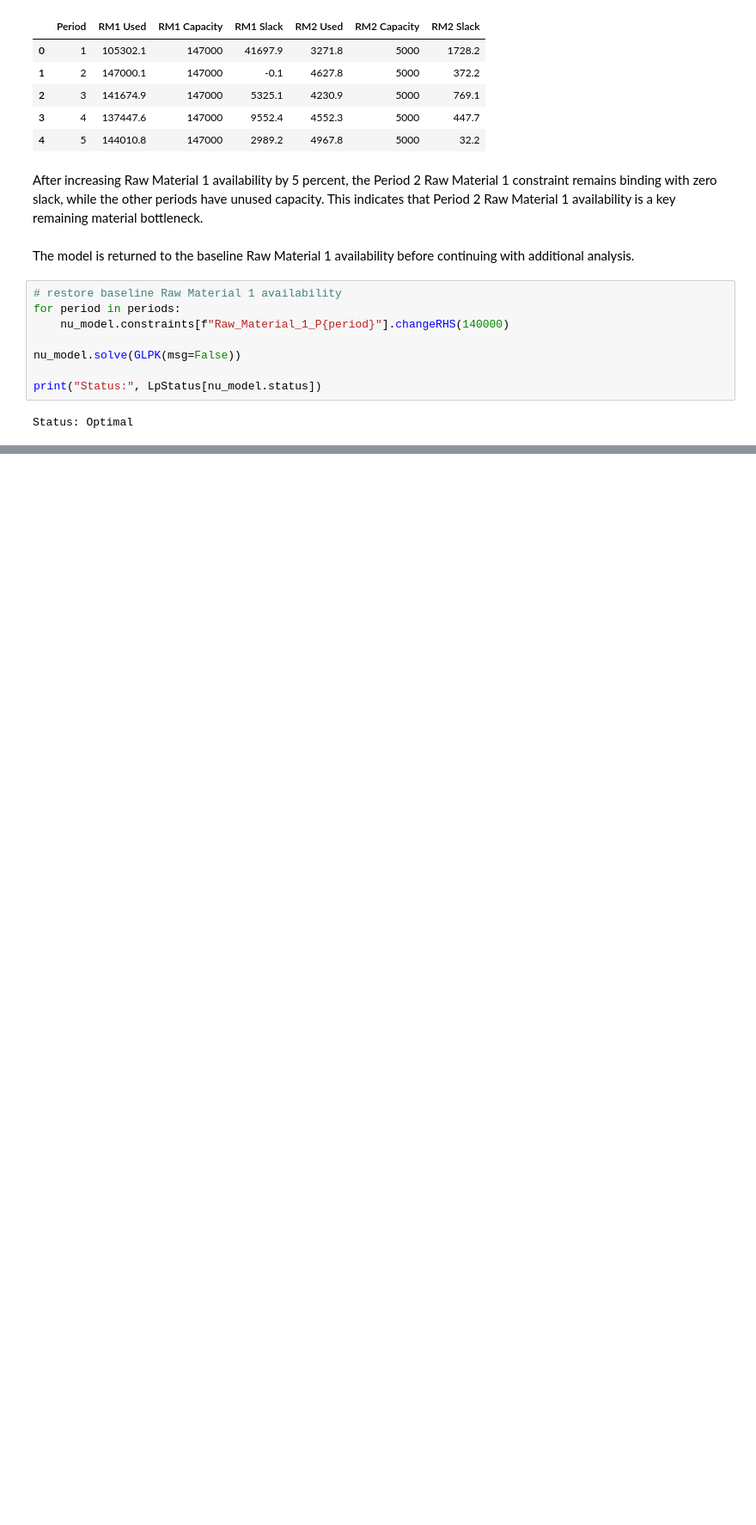
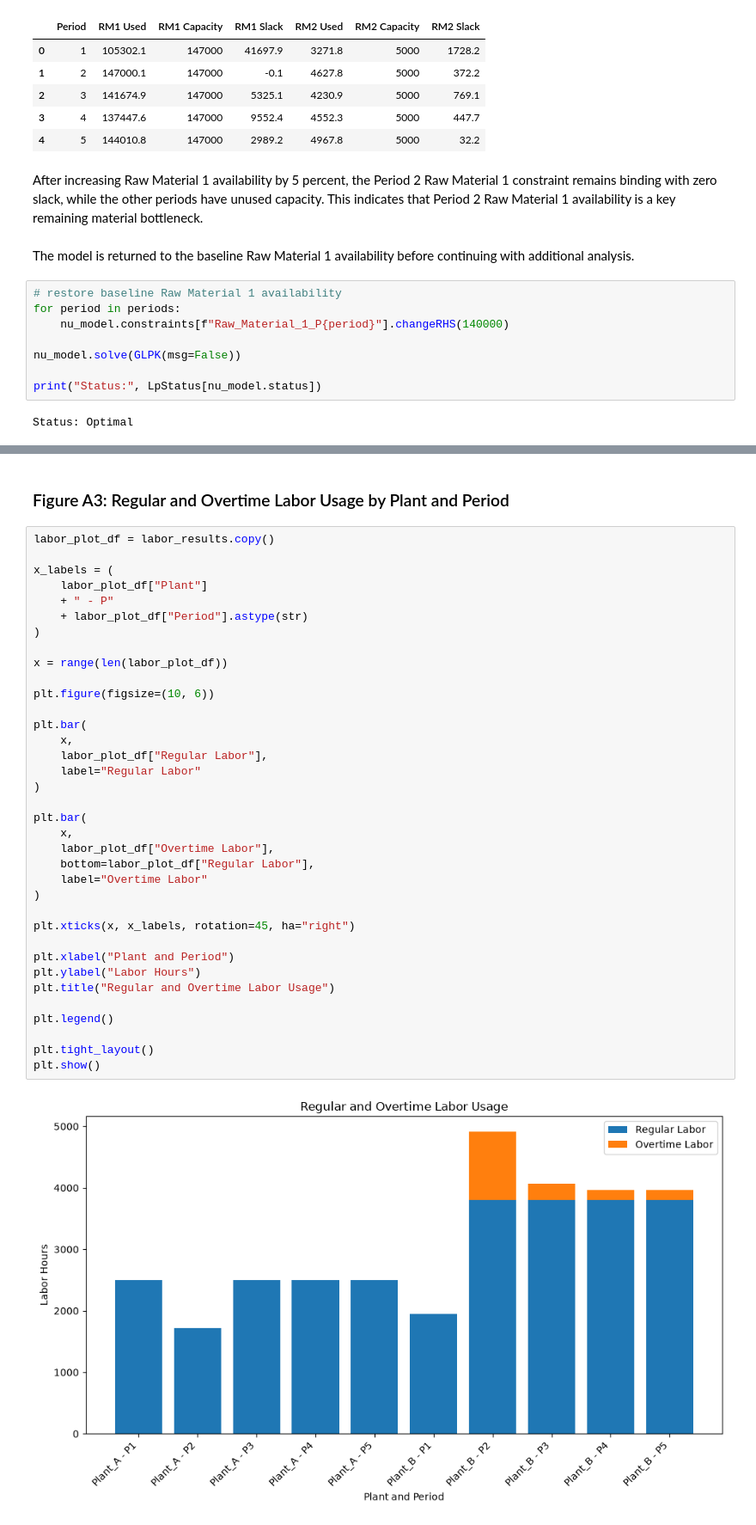
Before and after one commit to saminjune24/NU_Industries_Decision_Analytics, a Jupyter notebook: NU_Industries.ipynb, the cells around one changed output, grey strips where cells are left out. Shown at 86% size. Cells and saved outputs as stored; diff of their text form; blank space fills up the shorter version.

```diff
--- a/NU_Industries.ipynb
+++ b/NU_Industries.ipynb
@@ -1612,0 +1965,40 @@ integer_variable_types
+# %% [markdown]
+### Figure A3: Regular and Overtime Labor Usage by Plant and Period
+# %%
+labor_plot_df = labor_results.copy()
+
+x_labels = (
+    labor_plot_df["Plant"]
+    + " - P"
+    + labor_plot_df["Period"].astype(str)
+)
+
+x = range(len(labor_plot_df))
+
+plt.figure(figsize=(10, 6))
+
+plt.bar(
+    x,
+    labor_plot_df["Regular Labor"],
+    label="Regular Labor"
+)
+
+plt.bar(
+    x,
+    labor_plot_df["Overtime Labor"],
+    bottom=labor_plot_df["Regular Labor"],
+    label="Overtime Labor"
+)
+
+plt.xticks(x, x_labels, rotation=45, ha="right")
+
+plt.xlabel("Plant and Period")
+plt.ylabel("Labor Hours")
+plt.title("Regular and Overtime Labor Usage")
+
+plt.legend()
+
+plt.tight_layout()
+plt.show()
+# %% [output]
+[figure, added]
```
Also changed, not shown: parts of 67 cells of this notebook.
